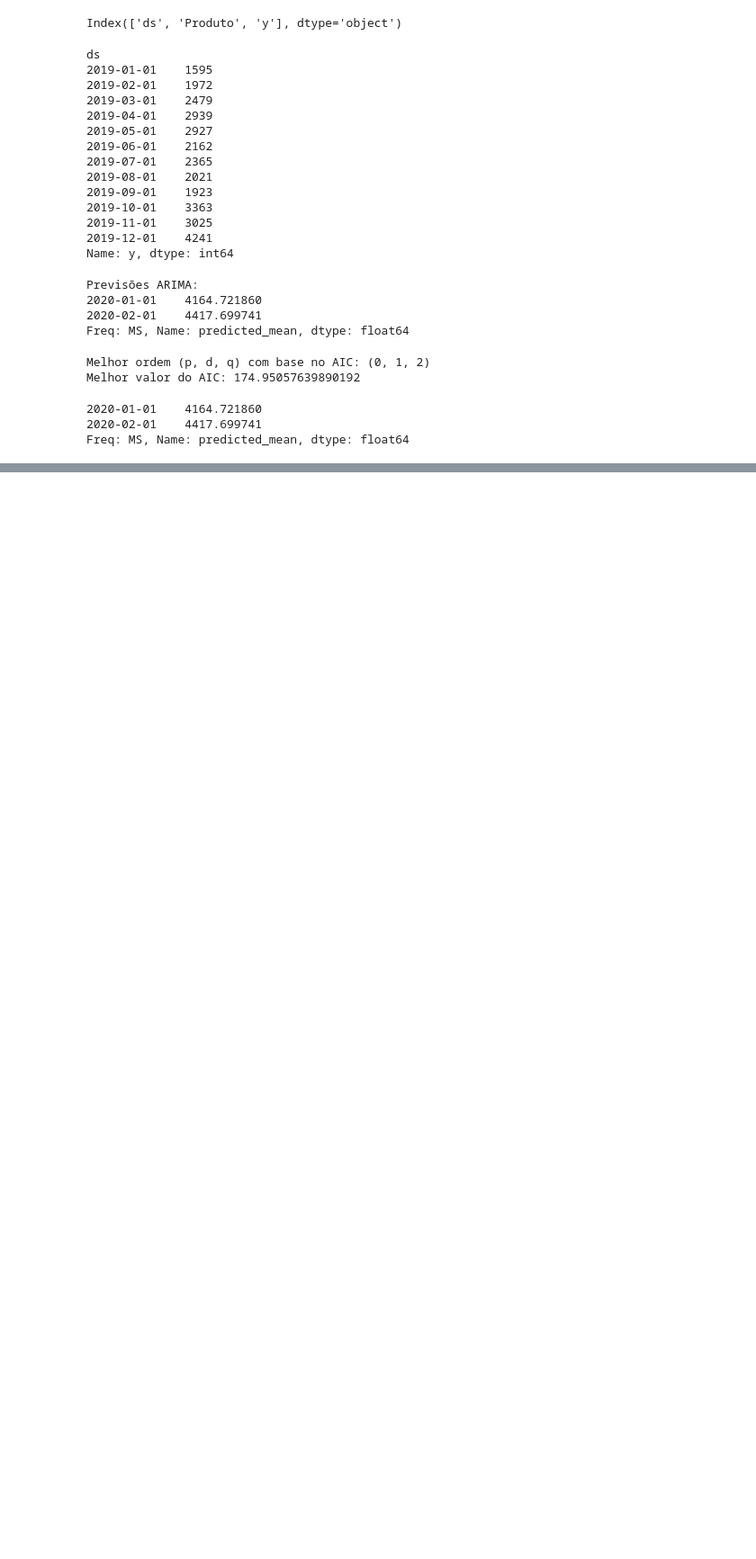
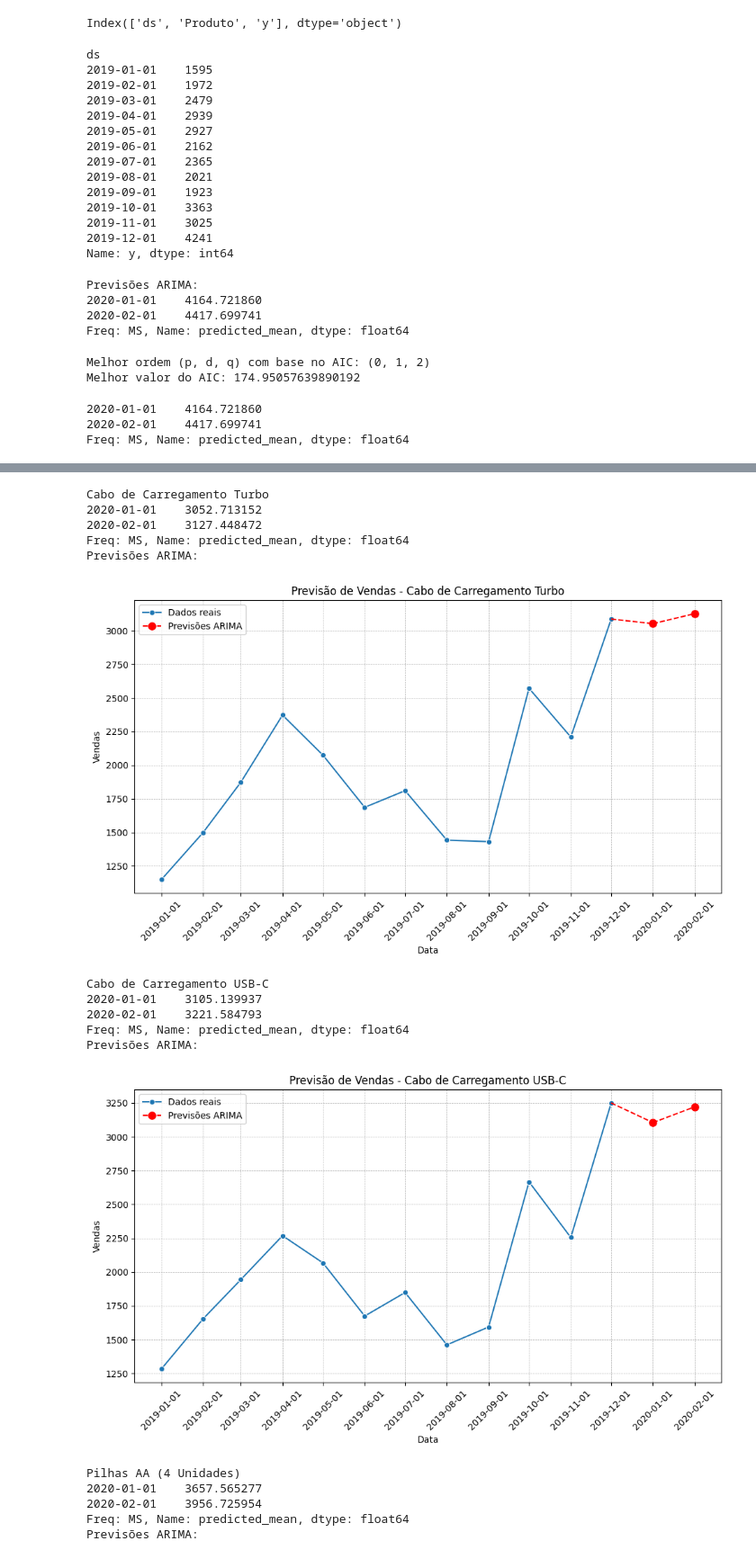
Before and after one commit to alyssonmontovanelli/analise_Previsao_Vendas_varejo, a Jupyter notebook: pre_processamento/proc_Alimentacao copy 2.ipynb, the cells around one changed output, grey strips where cells are left out. Shown: that part at 90% size. Drawn from its saved outputs; the diff is of its cells as text; code cells hidden in the pictures; blank space fills up the shorter version.

```diff
--- a/pre_processamento/proc_Alimentacao copy 2.ipynb
+++ b/pre_processamento/proc_Alimentacao copy 2.ipynb
@@ -191,0 +199,62 @@ plt.show()
+# %%
+# Loop para passar por todos os elementos
+def preparaDF(df):
+
+ for produto in list_alimentacao:
+   novo_df = df[df['Produto'] == produto]
+   novo_df = novo_df.drop(columns = {'Produto'})
+   novo_df = novo_df.set_index('ds')['y']
+   novo_df = novo_df.asfreq('MS')
+   print(produto)
+
+    #ARIMA
+   model_arima = ARIMA(novo_df, order=(0, 1, 2))
+   fit_arima = model_arima.fit()
+
+   forecast_arima = fit_arima.forecast(steps=2)
+   print(forecast_arima)
+   print("Previsões ARIMA:")
+
+   plt.figure(figsize=(10, 6))
+
+   sns.lineplot(x=novo_df.index, y=novo_df.values, label='Dados reais', marker='o')
+
+   # Plotar as previsões do modelo ARIMA com linha de grid nos pontos
+   plt.plot(forecast_arima.index, forecast_arima.values, color='red', linestyle='--', label='Previsões ARIMA', marker='o', markersize=8)
+   plt.grid(True, which='both', linestyle='--', linewidth=0.5)  # Adicionar linha de grid nos pontos das previsões
+
+   # Adicionar uma linha conectando os últimos pontos dos dados reais com o primeiro ponto das previsões
+   plt.plot([novo_df.index[-1], forecast_arima.index[0]], [novo_df.values[-1], forecast_arima.values[0]], color='red', linestyle='--')
+
+   # Adicionar rótulos e título
+   plt.xlabel('Data')
+   plt.ylabel('Vendas')
+   plt.title(f'Previsão de Vendas - {produto}')
+   plt.legend()
+
+   # Ajustar os ticks do eixo x para todos os meses
+   plt.xticks(pd.date_range(start=novo_df.index[0], end=forecast_arima.index[-1], freq='MS'), rotation=45)
+
+   # Mostrar o gráfico
+   plt.tight_layout()
+   plt.show()
+# %%
+preparaDF(df_alimentacao_2)
+# %% [output]
+Cabo de Carregamento Turbo
+2020-01-01    3052.713152
+2020-02-01    3127.448472
+Freq: MS, Name: predicted_mean, dtype: float64
+Previsões ARIMA:
+[figure, added]
+Cabo de Carregamento USB-C
+2020-01-01    3105.139937
+2020-02-01    3221.584793
+Freq: MS, Name: predicted_mean, dtype: float64
+Previsões ARIMA:
+[figure, added]
+Pilhas AA (4 Unidades)
+2020-01-01    3657.565277
+2020-02-01    3956.725954
+Freq: MS, Name: predicted_mean, dtype: float64
+Previsões ARIMA:
```
Also changed, not shown: parts of 7 cells of this notebook.
